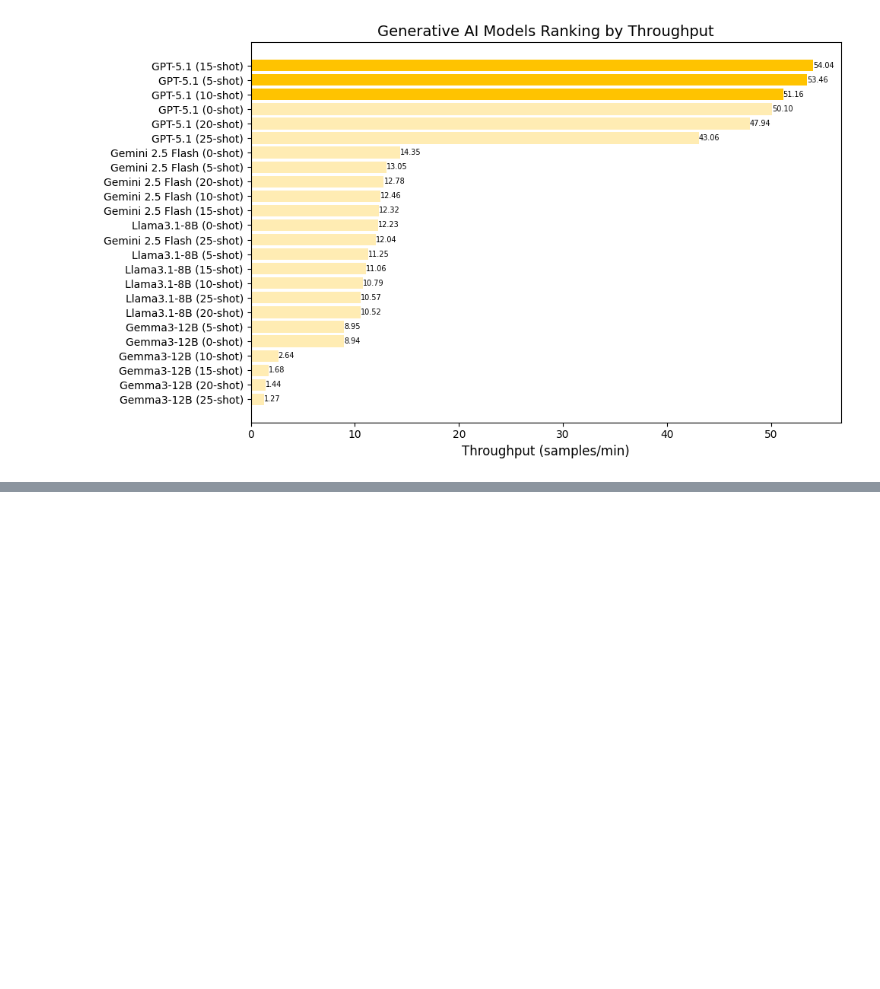
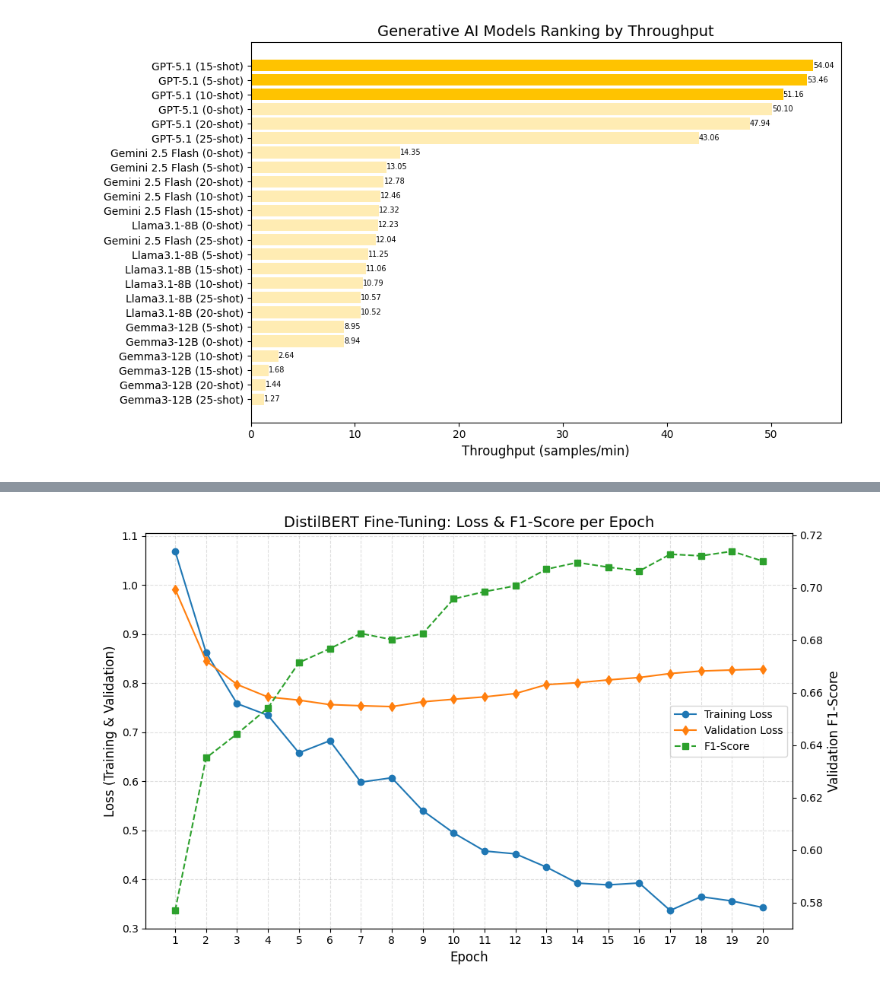
Before and after one commit to RasyadBima15/Multiclass-Emotion-Classification-on-Indonesian-Product-Reviews, a Jupyter notebook: Result/General/code.ipynb, the cells around one changed output, grey strips where cells are left out. Saved outputs shown, nothing was run; the diff lists cells and outputs as text; code cells hidden in the pictures; blank space fills up the shorter version.

```diff
--- a/Result/General/code.ipynb
+++ b/Result/General/code.ipynb
@@ -547,0 +631,60 @@ for metric in metrics:
+# %%
+import matplotlib.pyplot as plt
+import pandas as pd
+import numpy as np
+
+# Data DistilBERT
+data = {
+    "Epoch": list(range(1, 21)),
+    "Training Loss": [1.068500, 0.862300, 0.758100, 0.734300, 0.657800, 0.682500,
+                      0.598100, 0.607000, 0.540100, 0.494600, 0.457700, 0.451900,
+                      0.424900, 0.392300, 0.388700, 0.392500, 0.336500, 0.364600,
+                      0.355800, 0.342400],
+    "Validation Loss": [0.991542, 0.845164, 0.797177, 0.771570, 0.765168, 0.756049,
+                        0.753757, 0.752014, 0.761753, 0.766994, 0.771804, 0.778696,
+                        0.796813, 0.800655, 0.806411, 0.811322, 0.819386, 0.824519,
+                        0.826568, 0.828421],
+    "F1": [0.577052, 0.635192, 0.644318, 0.654219, 0.671468, 0.676807, 0.682606,
+           0.680259, 0.682491, 0.695740, 0.698503, 0.700741, 0.707065, 0.709609,
+           0.707843, 0.706373, 0.712747, 0.712154, 0.713878, 0.710102]
+}
+
+df = pd.DataFrame(data)
+
+# Persiapan plot dengan sumbu Y ganda (twinx)
+fig, ax1 = plt.subplots(figsize=(10,6))
+x_axis = np.arange(1, 21)
+
+# --- Sumbu Y Kiri (ax1): Loss ---
+# Plot Training Loss
+color_train = '#1F77B4' # Biru
+ax1.set_xlabel('Epoch', fontsize=12)
+ax1.set_ylabel('Loss (Training & Validation)', fontsize=12)
+ax1.plot(df["Epoch"], df["Training Loss"], marker='o', linestyle='-', label='Training Loss')
+
+# Plot Validation Loss
+color_val =  '#FF7F0E' # Oranye
+ax1.plot(df["Epoch"], df["Validation Loss"], marker='d', linestyle='-', color=color_val, label='Validation Loss')
+ax1.tick_params(axis='y') # Warna ticks Y1 tetap pada warna Loss
+
+# --- Sumbu Y Kanan (ax2): F1-Score ---
+ax2 = ax1.twinx()
+color_f1 = '#2CA02C' # Hijau
+ax2.set_ylabel('Validation F1-Score', fontsize=12)
+ax2.plot(df["Epoch"], df["F1"], marker='s', linestyle='--', color=color_f1, label='F1-Score')
+ax2.tick_params(axis='y')
+
+# Pengaturan tambahan
+ax1.set_xticks(x_axis)
+ax1.grid(True, linestyle='--', alpha=0.4)
+fig.tight_layout()
+plt.title("DistilBERT Fine-Tuning: Loss & F1-Score per Epoch", fontsize=14)
+
+# Menambahkan legend dari kedua sumbu
+lines, labels = ax1.get_legend_handles_labels()
+lines2, labels2 = ax2.get_legend_handles_labels()
+ax2.legend(lines + lines2, labels + labels2, loc='center right')
+
+plt.show()
+# %% [output]
+[figure, added]
```
Also changed, not shown: parts of 5 cells of this notebook, 16 other files.
